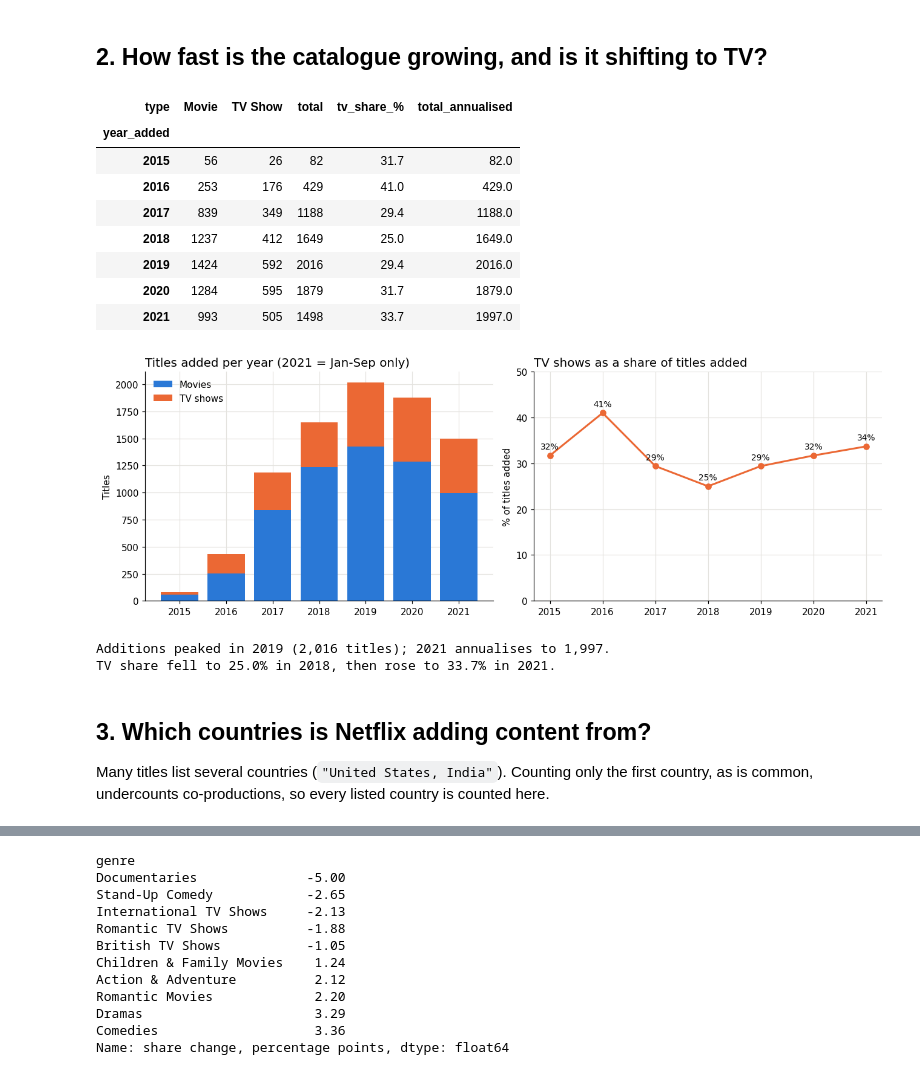
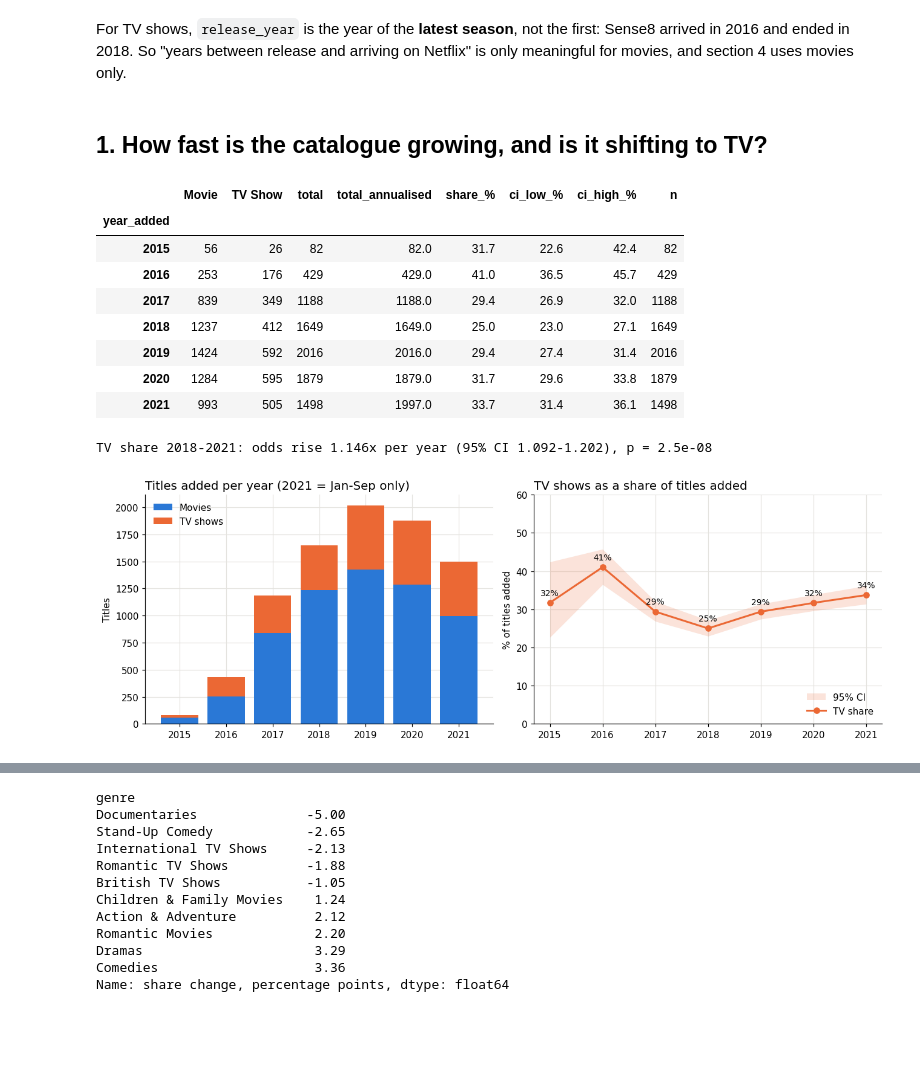
Before and after one commit to etisamhaq/Data-Analysis-Projects, a Jupyter notebook: 01-netflix-content-strategy/netflix_content_strategy.ipynb, the cells around one changed output, grey strips where cells are left out. Drawn from its saved outputs; the diff is of its cells as text; code cells hidden in the pictures; blank space fills up the shorter version.

```diff
--- a/01-netflix-content-strategy/netflix_content_strategy.ipynb
+++ b/01-netflix-content-strategy/netflix_content_strategy.ipynb
@@ -77,0 +31,9 @@ print(f"{len(recent):,} titles added 2015-2021; 2021 covers {months_2021} months
+# %%
+df, report = data.load_titles('netflix_titles.csv')
+recent = data.window(df, 2015, 2021)
+months_2021 = recent.loc[recent['year_added'] == 2021, 'date_added'].dt.month.max()
+print(f"{report['titles']:,} titles; last addition {report['last_date_added']}; 2021 covers {months_2021} months")
+print(f"Unparseable date_added (excluded from time trends): {len(report['unparsed_dates'])}")
+print(f"Duration found in the rating column (moved back): {report['rating_holds_duration']['title'].tolist()}")
+print(f"TV shows whose release_year is after the year they were added: {len(report['tv_release_year_after_added'])}")
+report['tv_release_year_after_added'].head()
@@ -78,45 +51,43 @@ print(f"{len(recent):,} titles added 2015-2021; 2021 covers {months_2021} months
+# %% [markdown]
+For TV shows, `release_year` is the year of the **latest season**, not the first: Sense8 arrived in 2016 and
+ended in 2018. So "years between release and arriving on Netflix" is only meaningful for movies, and section 4
+uses movies only.
 # %% [markdown]
-## 2. How fast is the catalogue growing, and is it shifting to TV?
+## 1. How fast is the catalogue growing, and is it shifting to TV?
 # %%
 by_type = pd.crosstab(recent['year_added'], recent['type'])
 by_type['total'] = by_type.sum(axis=1)
-by_type['tv_share_%'] = (by_type['TV Show'] / by_type['total'] * 100).round(1)
-# 2021 is partial: annualise only for the growth comparison, never for shares
 by_type['total_annualised'] = by_type['total'].astype(float)
 by_type.loc[2021, 'total_annualised'] = round(by_type.loc[2021, 'total'] * 12 / months_2021)
-by_type
+tv = trends.share_by_year(recent, 'is_tv')
+by_type.join(tv.round(1))
 # %% [output]
-| type | Movie | TV Show | total | tv_share_% | total_annualised |
-| year_added |  |  |  |  |  |
-| 2015 | 56 | 26 | 82 | 31.7 | 82.0 |
-| 2016 | 253 | 176 | 429 | 41.0 | 429.0 |
-| 2017 | 839 | 349 | 1188 | 29.4 | 1188.0 |
-| 2018 | 1237 | 412 | 1649 | 25.0 | 1649.0 |
-| 2019 | 1424 | 592 | 2016 | 29.4 | 2016.0 |
-| 2020 | 1284 | 595 | 1879 | 31.7 | 1879.0 |
-| 2021 | 993 | 505 | 1498 | 33.7 | 1997.0 |
+|  | Movie | TV Show | total | total_annualised | share_% | ci_low_% | ci_high_% | n |
+| year_added |  |  |  |  |  |  |  |  |
+| 2015 | 56 | 26 | 82 | 82.0 | 31.7 | 22.6 | 42.4 | 82 |
+| 2016 | 253 | 176 | 429 | 429.0 | 41.0 | 36.5 | 45.7 | 429 |
+| 2017 | 839 | 349 | 1188 | 1188.0 | 29.4 | 26.9 | 32.0 | 1188 |
+| 2018 | 1237 | 412 | 1649 | 1649.0 | 25.0 | 23.0 | 27.1 | 1649 |
+| 2019 | 1424 | 592 | 2016 | 2016.0 | 29.4 | 27.4 | 31.4 | 2016 |
+| 2020 | 1284 | 595 | 1879 | 1879.0 | 31.7 | 29.6 | 33.8 | 1879 |
+| 2021 | 993 | 505 | 1498 | 1997.0 | 33.7 | 31.4 | 36.1 | 1498 |
 # %%
+tv_trend = trends.trend_test(recent, 'is_tv', 2018, 2021)
+print(f"TV share 2018-2021: odds rise {tv_trend['odds_ratio_per_year']:.3f}x per year "
+      f"(95% CI {tv_trend['ci_low']:.3f}-{tv_trend['ci_high']:.3f}), p = {tv_trend['p_value']:.1e}")
+
 fig, (a, b) = plt.subplots(1, 2, figsize=(12, 4.2))
 years = by_type.index.astype(int)
 a.bar(years, by_type['Movie'], color=BLUE, label='Movies')
 a.bar(years, by_type['TV Show'], bottom=by_type['Movie'], color=ORANGE, label='TV shows')
 a.set_title('Titles added per year (2021 = Jan-Sep only)'); a.set_ylabel('Titles'); a.legend(frameon=False)
-b.plot(years, by_type['tv_share_%'], color=ORANGE, lw=2, marker='o')
-for x, v in zip(years, by_type['tv_share_%'], strict=True):
-    b.annotate(f'{v:.0f}%', (x, v), textcoords='offset points', xytext=(0, 7), ha='center', fontsize=9)
-b.set_title('TV shows as a share of titles added'); b.set_ylabel('% of titles added'); b.set_ylim(0, 50)
+b.fill_between(tv.index.astype(int), tv['ci_low_%'], tv['ci_high_%'], color=ORANGE, alpha=0.18, linewidth=0, label='95% CI')
+b.plot(tv.index.astype(int), tv['share_%'], color=ORANGE, lw=2, marker='o', label='TV share')
+for x, v in zip(tv.index.astype(int), tv['share_%'], strict=True):
+    b.annotate(f'{v:.0f}%', (x, v), textcoords='offset points', xytext=(0, 8), ha='center', fontsize=9)
+b.set_title('TV shows as a share of titles added'); b.set_ylabel('% of titles added'); b.set_ylim(0, 60)
+b.legend(frameon=False, loc='lower right')
 save(fig, '01_growth_and_tv_share.png')
 # %% [output]
+TV share 2018-2021: odds rise 1.146x per year (95% CI 1.092-1.202), p = 2.5e-08
-[figure, old version]
+[figure, new version]
-# %%
-peak = by_type['total_annualised'].idxmax()
-low_tv = by_type['tv_share_%'].idxmin()
-print(f"Additions peaked in {peak} ({by_type.loc[peak, 'total']:,} titles); 2021 annualises to {by_type.loc[2021, 'total_annualised']:,.0f}.")
-print(f"TV share fell to {by_type.loc[low_tv, 'tv_share_%']}% in {low_tv}, then rose to {by_type.loc[2021, 'tv_share_%']}% in 2021.")
-# %% [output]
-Additions peaked in 2019 (2,016 titles); 2021 annualises to 1,997.
-TV share fell to 25.0% in 2018, then rose to 33.7% in 2021.
-# %% [markdown]
-## 3. Which countries is Netflix adding content from?
-
-Many titles list several countries (`"United States, India"`). Counting only the first country, as is common, undercounts co-productions, so every listed country is counted here.
```
Also changed, not shown: parts of 34 cells of this notebook, 15 other files.
